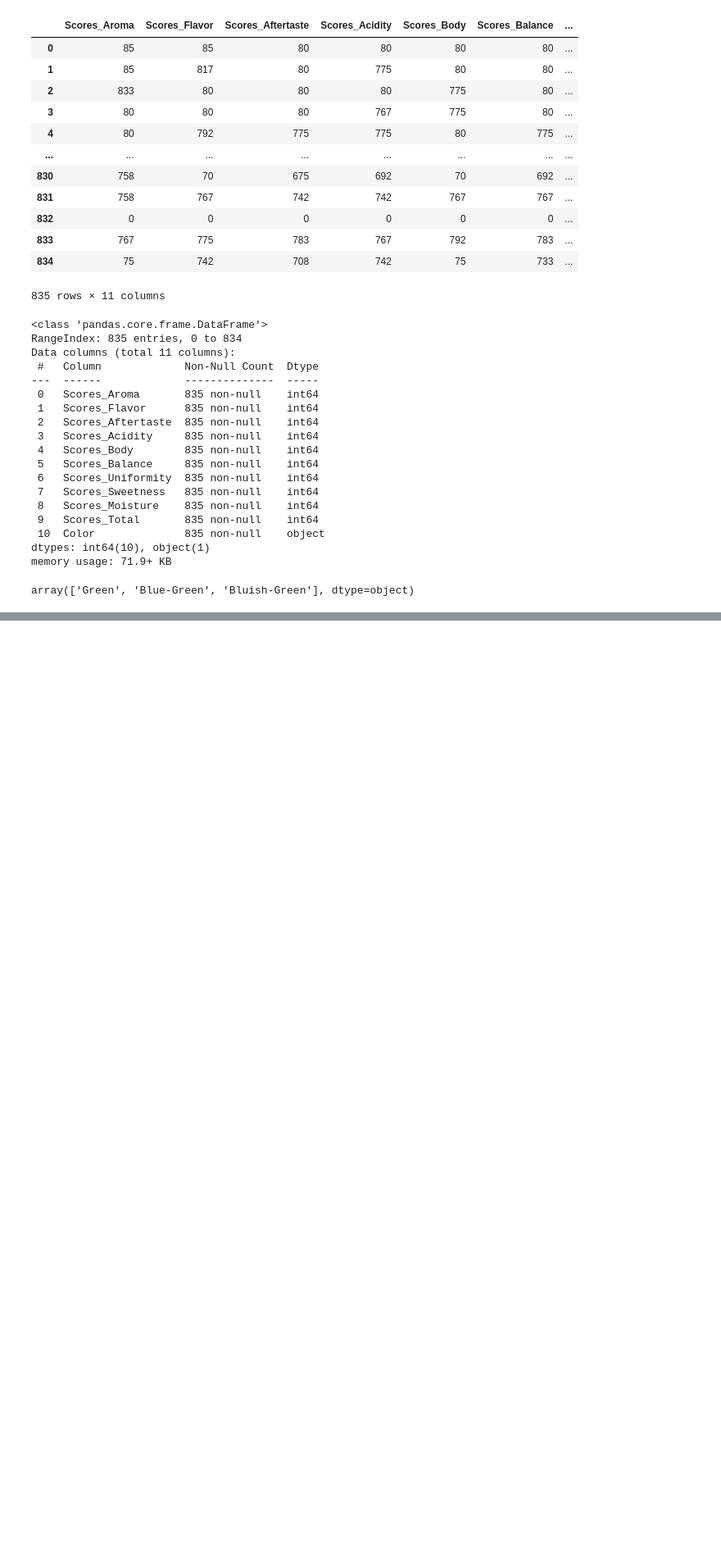
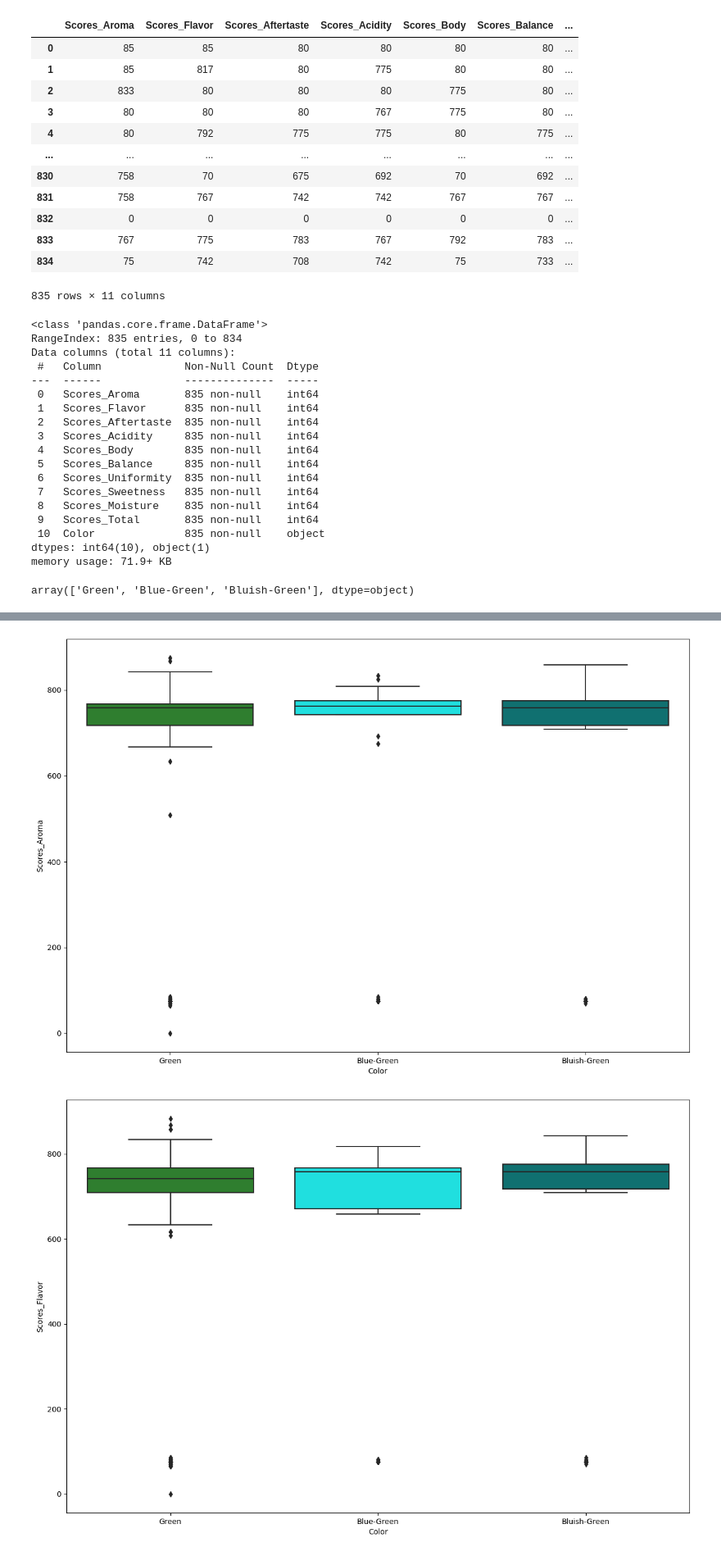
Before and after one commit to GuidoLorenzetti/TP, a Jupyter notebook: TP3/tp3.ipynb, the cells around one changed output, grey strips where cells are left out. Shown at 82% size. Drawn from its saved outputs; the diff is of its cells as text; code cells hidden in the pictures; blank space fills up the shorter version.

```diff
--- a/TP3/tp3.ipynb
+++ b/TP3/tp3.ipynb
@@ -47,0 +104,12 @@ array(['Green', 'Blue-Green', 'Bluish-Green'], dtype=object)
+# %%
+def boxplots(df, x, y):
+    plt.figure(figsize=(15,10))
+    sns.boxplot(x=x, y=y, data=df, palette=colors)
+    # plt.xticks(rotation=90)
+    plt.show()
+# %%
+for column in df.drop("Color", axis=1).columns:
+    boxplots(df, "Color", column)
+# %% [output]
+[figure, added]
+[figure, added]
```
Also changed, not shown: parts of 11 cells of this notebook.
